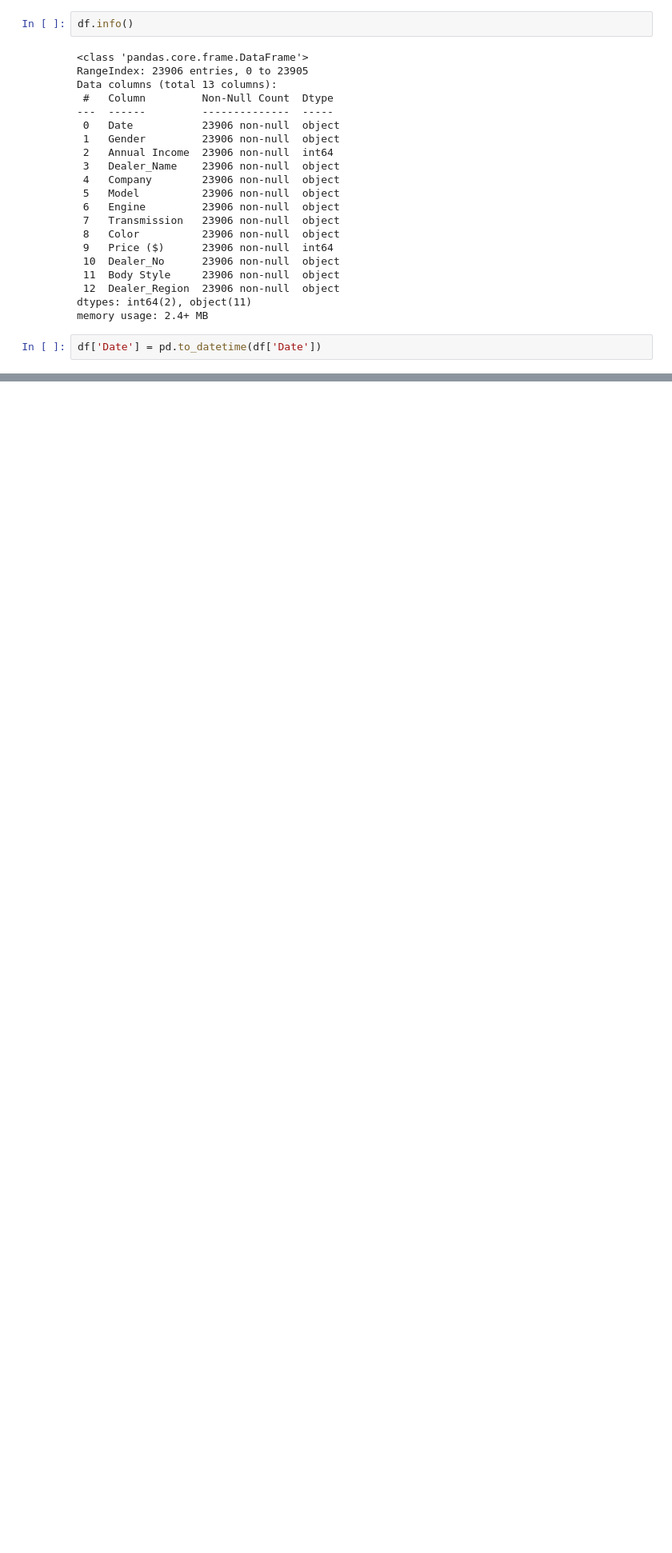
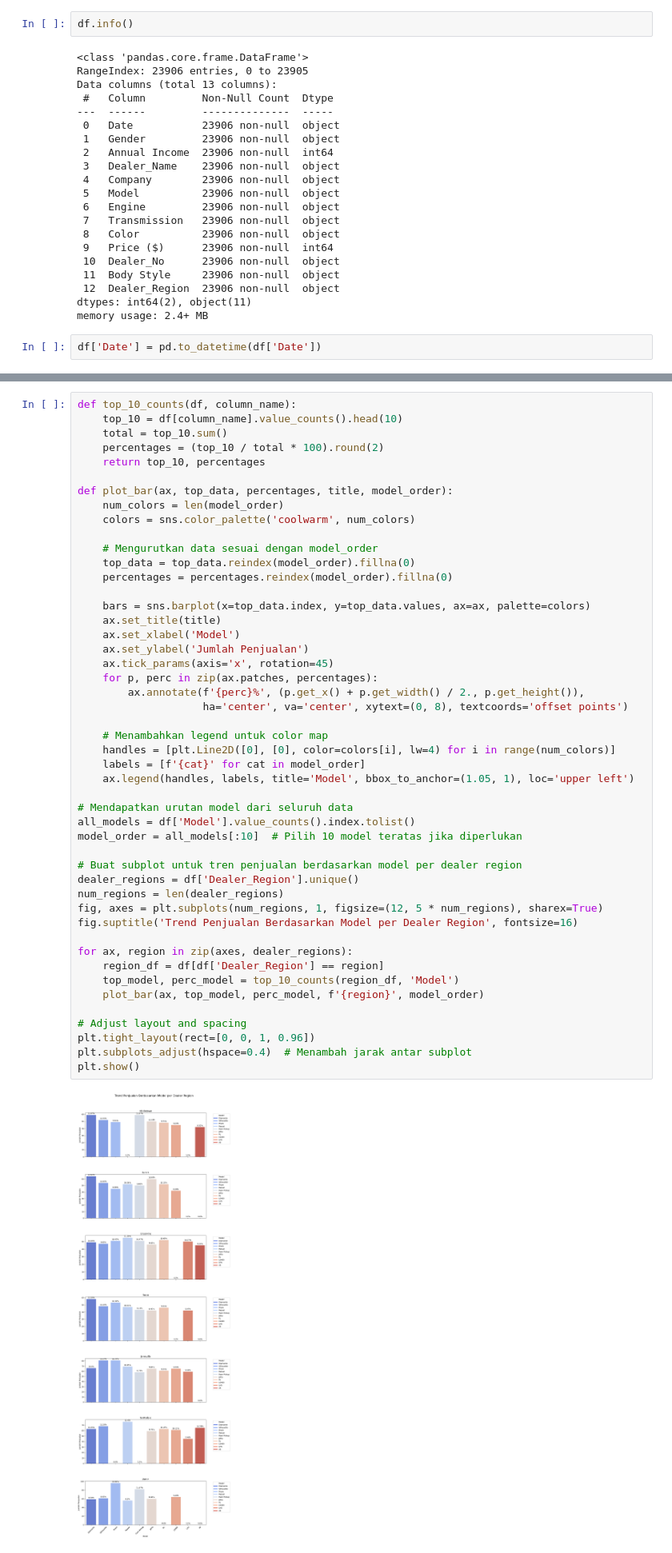
Before and after one commit to MuhammadJundullah/Data-Analysis, a Jupyter notebook: Car Sales Analysis/Car_sales_cleaning.ipynb, the cells around one changed output, grey strips where cells are left out. Shown at 80% size. Drawn from its saved outputs; the diff is of its cells as text; blank space fills up the shorter version.

```diff
--- a/Car Sales Analysis/Car_sales_cleaning.ipynb
+++ b/Car Sales Analysis/Car_sales_cleaning.ipynb
@@ -106,0 +177,50 @@ df.to_csv('/content/gdrive/MyDrive/Colab Notebooks/Car Sales_Dataset/Car_Sales_C
+# %%
+def top_10_counts(df, column_name):
+    top_10 = df[column_name].value_counts().head(10)
+    total = top_10.sum()
+    percentages = (top_10 / total * 100).round(2)
+    return top_10, percentages
+
+def plot_bar(ax, top_data, percentages, title, model_order):
+    num_colors = len(model_order)
+    colors = sns.color_palette('coolwarm', num_colors)
+
+    # Mengurutkan data sesuai dengan model_order
+    top_data = top_data.reindex(model_order).fillna(0)
+    percentages = percentages.reindex(model_order).fillna(0)
+
+    bars = sns.barplot(x=top_data.index, y=top_data.values, ax=ax, palette=colors)
+    ax.set_title(title)
+    ax.set_xlabel('Model')
+    ax.set_ylabel('Jumlah Penjualan')
+    ax.tick_params(axis='x', rotation=45)
+    for p, perc in zip(ax.patches, percentages):
+        ax.annotate(f'{perc}%', (p.get_x() + p.get_width() / 2., p.get_height()),
+                    ha='center', va='center', xytext=(0, 8), textcoords='offset points')
+
+    # Menambahkan legend untuk color map
+    handles = [plt.Line2D([0], [0], color=colors[i], lw=4) for i in range(num_colors)]
+    labels = [f'{cat}' for cat in model_order]
+    ax.legend(handles, labels, title='Model', bbox_to_anchor=(1.05, 1), loc='upper left')
+
+# Mendapatkan urutan model dari seluruh data
+all_models = df['Model'].value_counts().index.tolist()
+model_order = all_models[:10]  # Pilih 10 model teratas jika diperlukan
+
+# Buat subplot untuk tren penjualan berdasarkan model per dealer region
+dealer_regions = df['Dealer_Region'].unique()
+num_regions = len(dealer_regions)
+fig, axes = plt.subplots(num_regions, 1, figsize=(12, 5 * num_regions), sharex=True)
+fig.suptitle('Trend Penjualan Berdasarkan Model per Dealer Region', fontsize=16)
+
+for ax, region in zip(axes, dealer_regions):
+    region_df = df[df['Dealer_Region'] == region]
+    top_model, perc_model = top_10_counts(region_df, 'Model')
+    plot_bar(ax, top_model, perc_model, f'{region}', model_order)
+
+# Adjust layout and spacing
+plt.tight_layout(rect=[0, 0, 1, 0.96])
+plt.subplots_adjust(hspace=0.4)  # Menambah jarak antar subplot
+plt.show()
+# %% [output]
+[figure, added]
```
Also changed, not shown: parts of 26 cells of this notebook.
